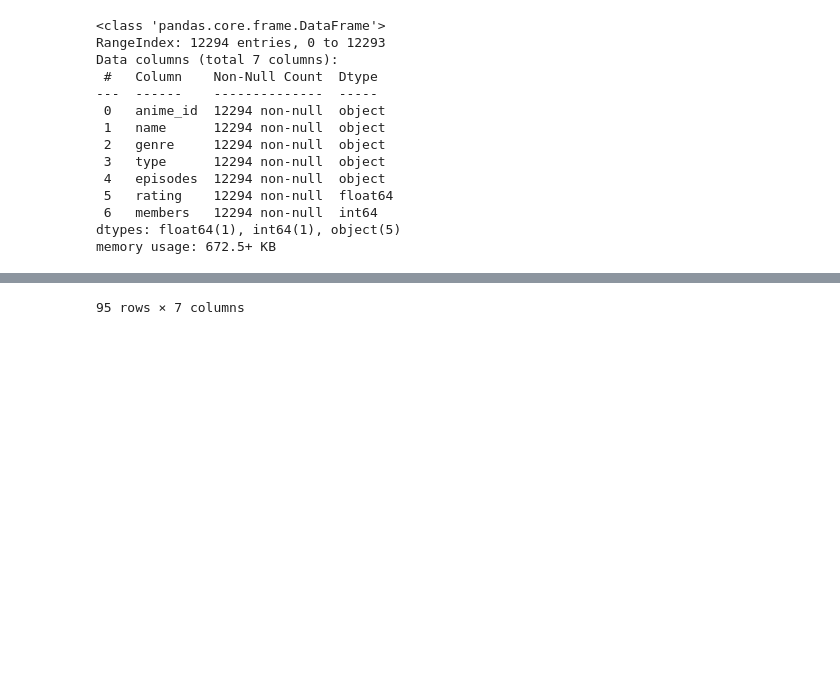
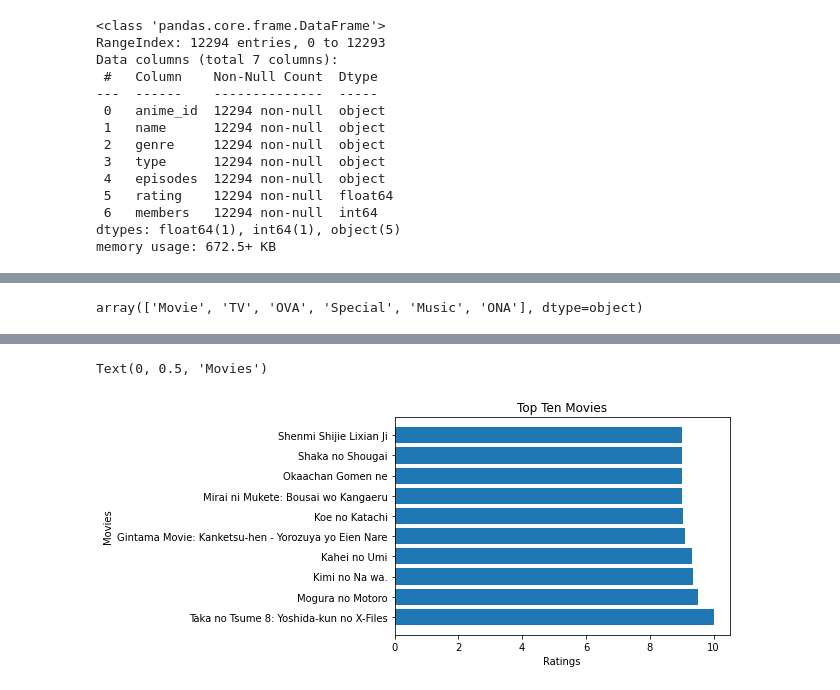
Before and after one commit to Manas1818/Recommendersystem, a Jupyter notebook: RecommenderSystem.ipynb, the cells around one changed output, grey strips where cells are left out. Cells and saved outputs as stored; diff of their text form; code cells hidden in the pictures; blank space fills up the shorter version.

```diff
--- a/RecommenderSystem.ipynb
+++ b/RecommenderSystem.ipynb
@@ -147,5 +162,14 @@ import html
 # %%
 #cleaning names
 df_anime['name'] = df_anime['name'].apply(html.unescape)
+# %%
+df_anime["type"].unique()
+# %% [output]
+array(['Movie', 'TV', 'OVA', 'Special', 'Music', 'ONA'], dtype=object)
 # %%
+movies_df = df_anime[df_anime["type"] == "Movie"].sort_values(by="rating", ascending=False).head(10)
+plt.pyplot.barh(movies_df["name"],movies_df["rating"])
+plt.pyplot.title("Top Ten Movies")
+plt.pyplot.xlabel("Ratings")
+plt.pyplot.ylabel("Movies")
 # %% [output]
@@ -164 +176,2 @@ df_anime['name'] = df_anime['name'].apply(html.unescape)
-95 rows × 7 columns
+Text(0, 0.5, 'Movies')
+[figure, added]
```
Also changed, not shown: parts of 18 cells of this notebook.
